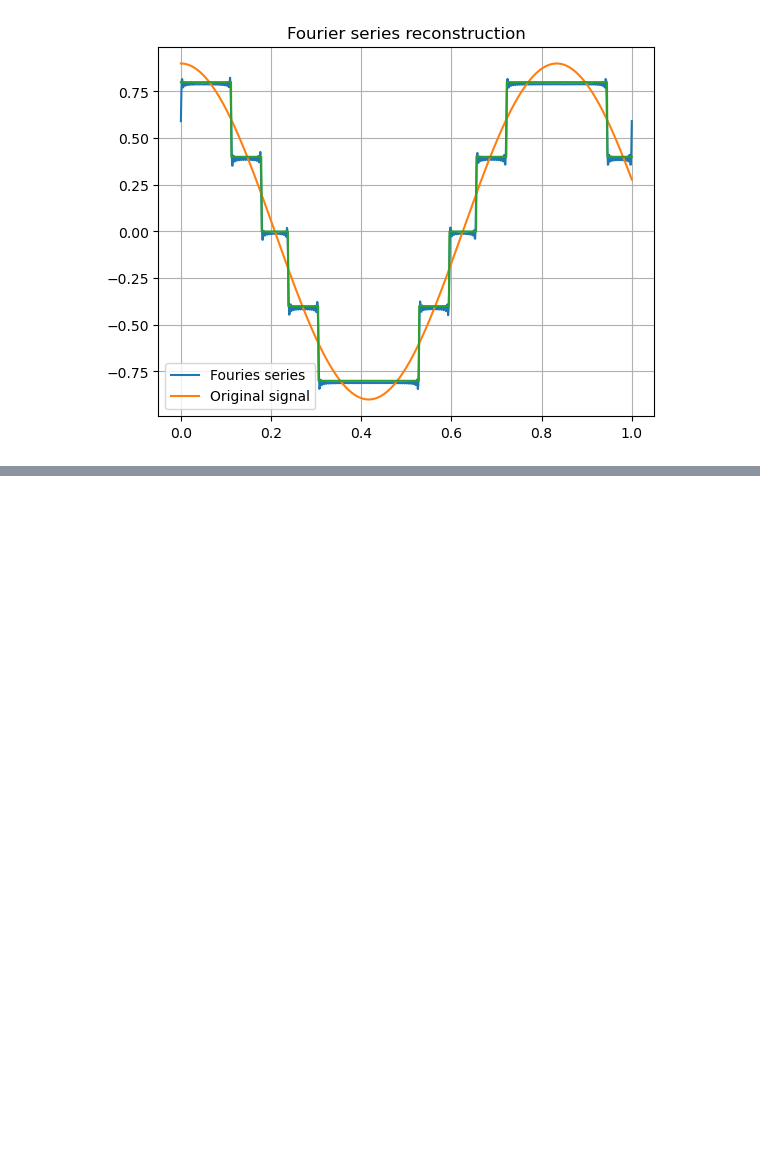
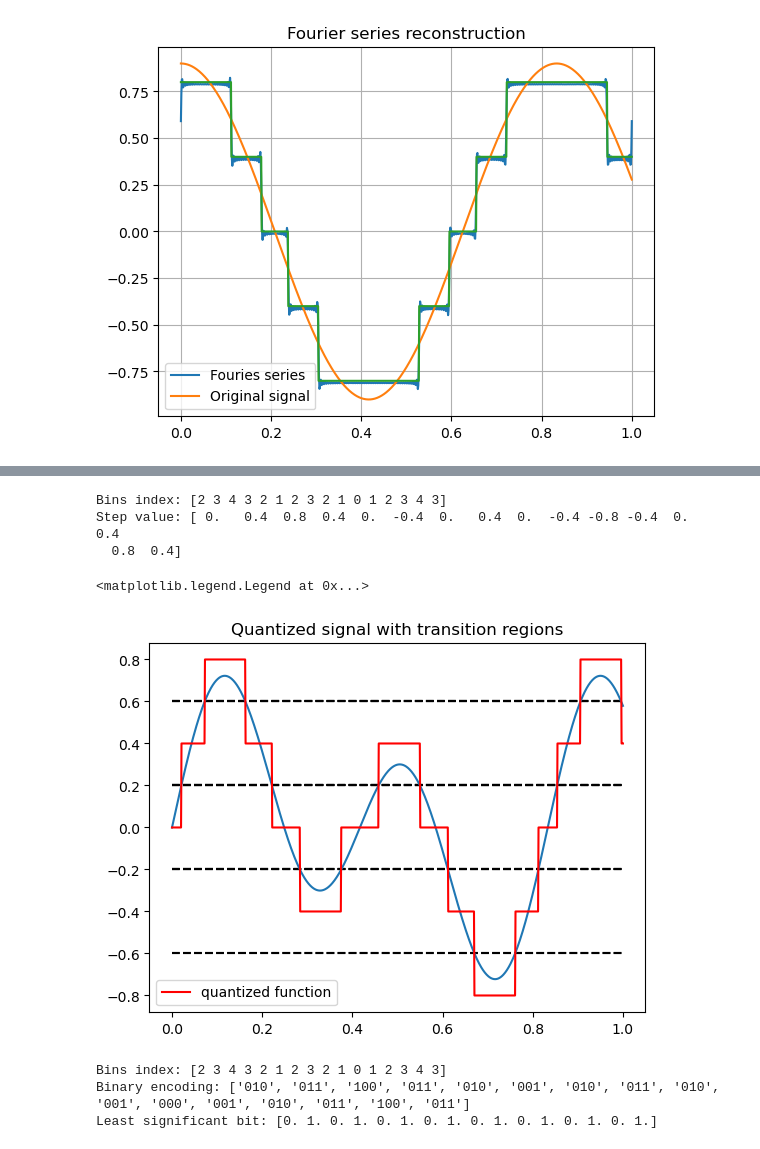
Before and after one commit to lindafabs/Semester-Project, a Jupyter notebook: Final_notebook.ipynb, the cells around one changed output, grey strips where cells are left out. Saved outputs shown, nothing was run; the diff lists cells and outputs as text; code cells hidden in the pictures; blank space fills up the shorter version.

```diff
--- a/Final_notebook.ipynb
+++ b/Final_notebook.ipynb
@@ -450,0 +454,34 @@ TO DO
+# %%
+def test(x):
+    f0 = 1.2 # Hz
+    y = 0.3 * np.sin(2 * np.pi * f0 * x) + 0.5 * np.sin(2 * np.pi * 2 * f0 * x)
+    #y = np.cos(2 * np.pi * f0 * x)
+    return y
+# %%
+stop_time = 1
+N_qbits = 3
+q = functions.quantizer(5)
+#--------------------------------------
+x = np.linspace(0, stop_time, 1000) #time vector
+y = test(x) #create waveform
+# %%
+T = int(stop_time)
+t, q_idx = amplitude_sampler(test, T, q)
+a = q.qvalue(q_idx)  # find the step y value for each bin
+
+print('Bins index: {}'.format(q_idx))
+print('Step value: {}'.format(a))
+
+#------------------------------------------------------------------------
+for i in range(0,len(q_idx)-1):
+    plt.hlines(q.qthreshold(q_idx[i],q_idx[i+1]), 0, 1,'black', linestyles='dashed', label='')
+plt.plot(x, test(x))
+plt.plot(x, q.quantize(test(x)), 'r', label='quantized function')
+plt.title("Quantized signal with transition regions")
+plt.legend()
+# %% [output]
+Bins index: [2 3 4 3 2 1 2 3 2 1 0 1 2 3 4 3]
+Step value: [ 0.   0.4  0.8  0.4  0.  -0.4  0.   0.4  0.  -0.4 -0.8 -0.4  0.   0.4
+  0.8  0.4]
+<matplotlib.legend.Legend at 0x...>
+[figure, added]
@@ -450,0 +543,12 @@ TO DO
+# %%
+binEnc = binary_encoder(NQbits = 3)
+word_list= binEnc.binWord(q_idx)
+word_mat = binEnc.bitmat(word_list)
+#-------------------------------------
+print('Bins index: {}'.format(q_idx))
+print('Binary encoding: {}'.format(word_list))
+print('Least significant bit: {}'.format(word_mat[2,:]))
+# %% [output]
+Bins index: [2 3 4 3 2 1 2 3 2 1 0 1 2 3 4 3]
+Binary encoding: ['010', '011', '100', '011', '010', '001', '010', '011', '010', '001', '000', '001', '010', '011', '100', '011']
+Least significant bit: [0. 1. 0. 1. 0. 1. 0. 1. 0. 1. 0. 1. 0. 1. 0. 1.]
```
Also changed, not shown: parts of 9 cells of this notebook, 3 other files.
